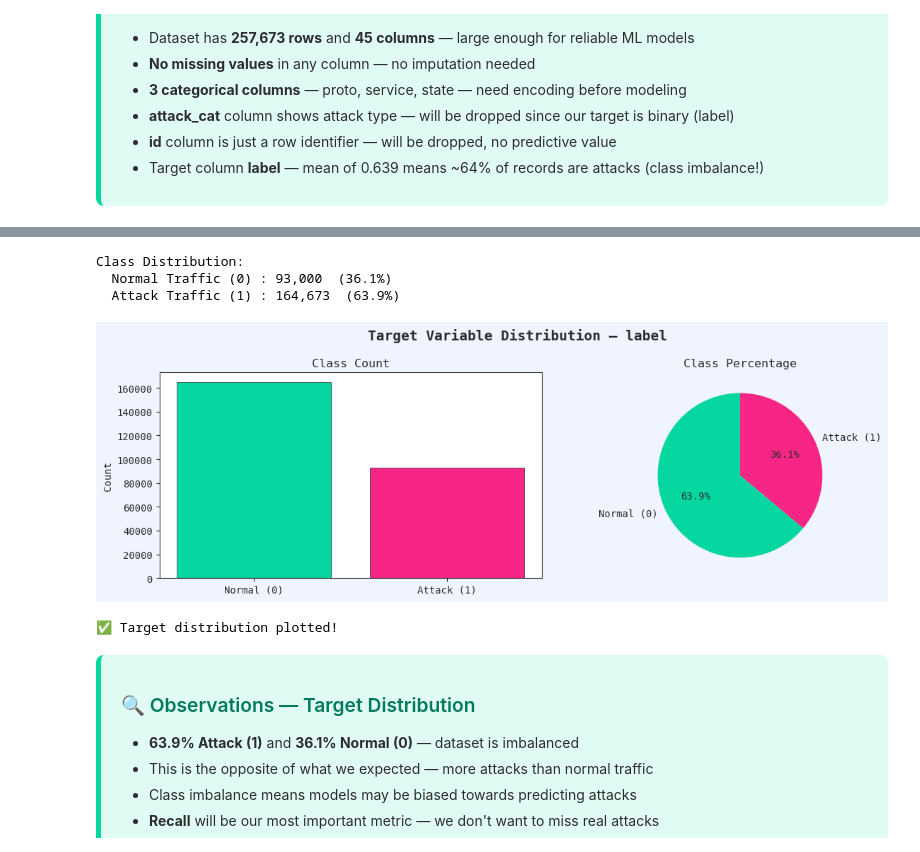
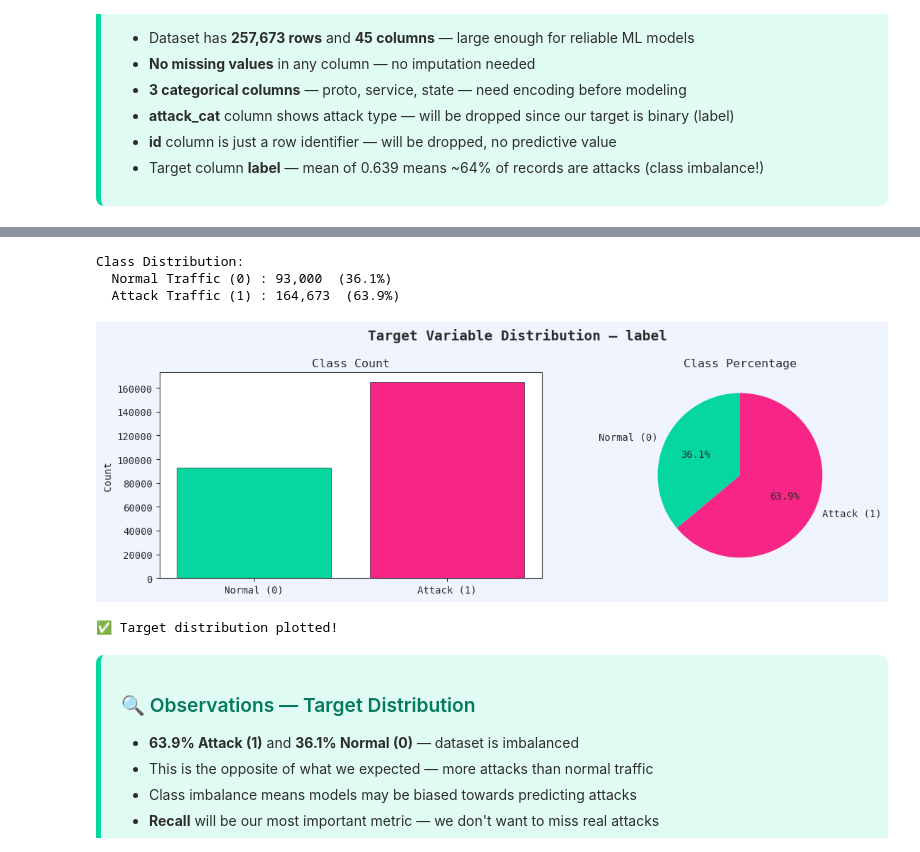
Before and after one commit to pramodkumarpodila-source/intrusion-detection-classification, a Jupyter notebook: models/intrusion_detection.ipynb, the cells around one changed output, grey strips where cells are left out. Drawn from its saved outputs; the diff is of its cells as text; code cells hidden in the pictures.

```diff
--- a/models/intrusion_detection.ipynb
+++ b/models/intrusion_detection.ipynb
@@ -193,8 +247,8 @@ dtype: int64
 # ============================================================
 
 # Count of each class
-class_counts = df['label'].value_counts()
-class_percent = df['label'].value_counts(normalize=True) * 100
+class_counts = df['label'].value_counts().sort_index()
+class_percent = df['label'].value_counts(normalize=True).sort_index() * 100
 
 print("Class Distribution:")
 print(f"  Normal Traffic (0) : {class_counts[0]:,}  ({class_percent[0]:.1f}%)")
@@ -202,34 +256,34 @@ print(f"  Attack Traffic (1) : {class_counts[1]:,}  ({class_percent[1]:.1f}%)")
 
 # Plot
 fig, axes = plt.subplots(1, 2, figsize=(12, 4))
 fig.suptitle('Target Variable Distribution — label',
              fontsize=14, color=COLORS['text'], fontweight='bold')
 
 # Bar chart
 axes[0].bar(['Normal (0)', 'Attack (1)'],
             class_counts.values,
             color=[COLORS['success'], COLORS['danger']],
             edgecolor=COLORS['text'], linewidth=0.5)
 axes[0].set_title('Class Count', color=COLORS['text'])
 axes[0].set_ylabel('Count', color=COLORS['text'])
 
 # Pie chart
 axes[1].pie(class_counts.values,
             labels=['Normal (0)', 'Attack (1)'],
             colors=[COLORS['success'], COLORS['danger']],
             autopct='%1.1f%%',
             startangle=90)
 axes[1].set_title('Class Percentage', color=COLORS['text'])
 
 plt.tight_layout()
 plt.savefig('target_distribution.png', dpi=150, bbox_inches='tight')
 plt.show()
 print("✅ Target distribution plotted!")
 # %% [output]
 Class Distribution:
   Normal Traffic (0) : 93,000  (36.1%)
   Attack Traffic (1) : 164,673  (63.9%)
-[figure, old version]
+[figure, new version]
 ✅ Target distribution plotted!
 # %% [markdown]
 <div style="font-family:'Times New Roman', Times, serif; background:#E0FBF4; border-left:5px solid #06D6A0; border-radius:8px; padding:14px 20px; margin:8px 0;">
```
Also changed, not shown: parts of 24 cells of this notebook, 11 other files.
